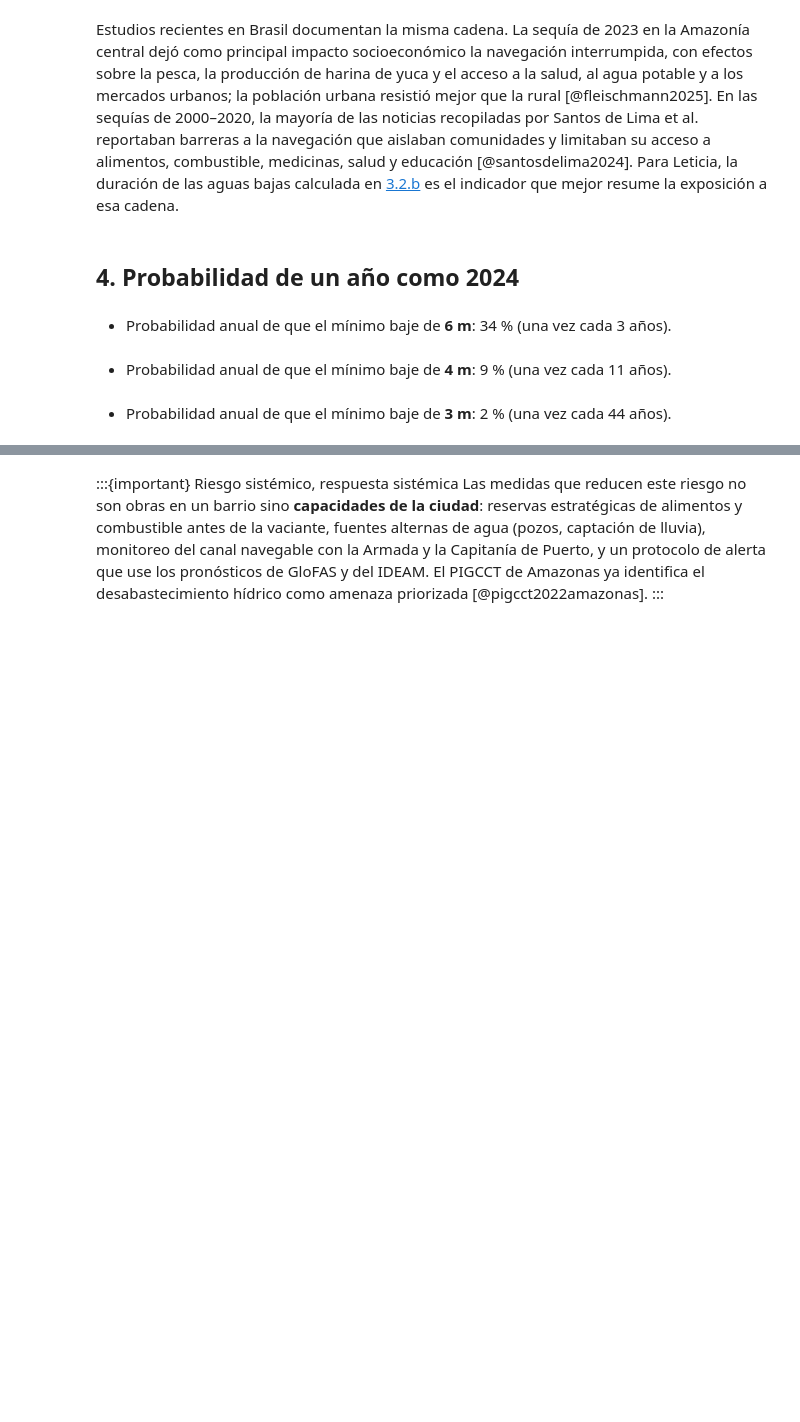
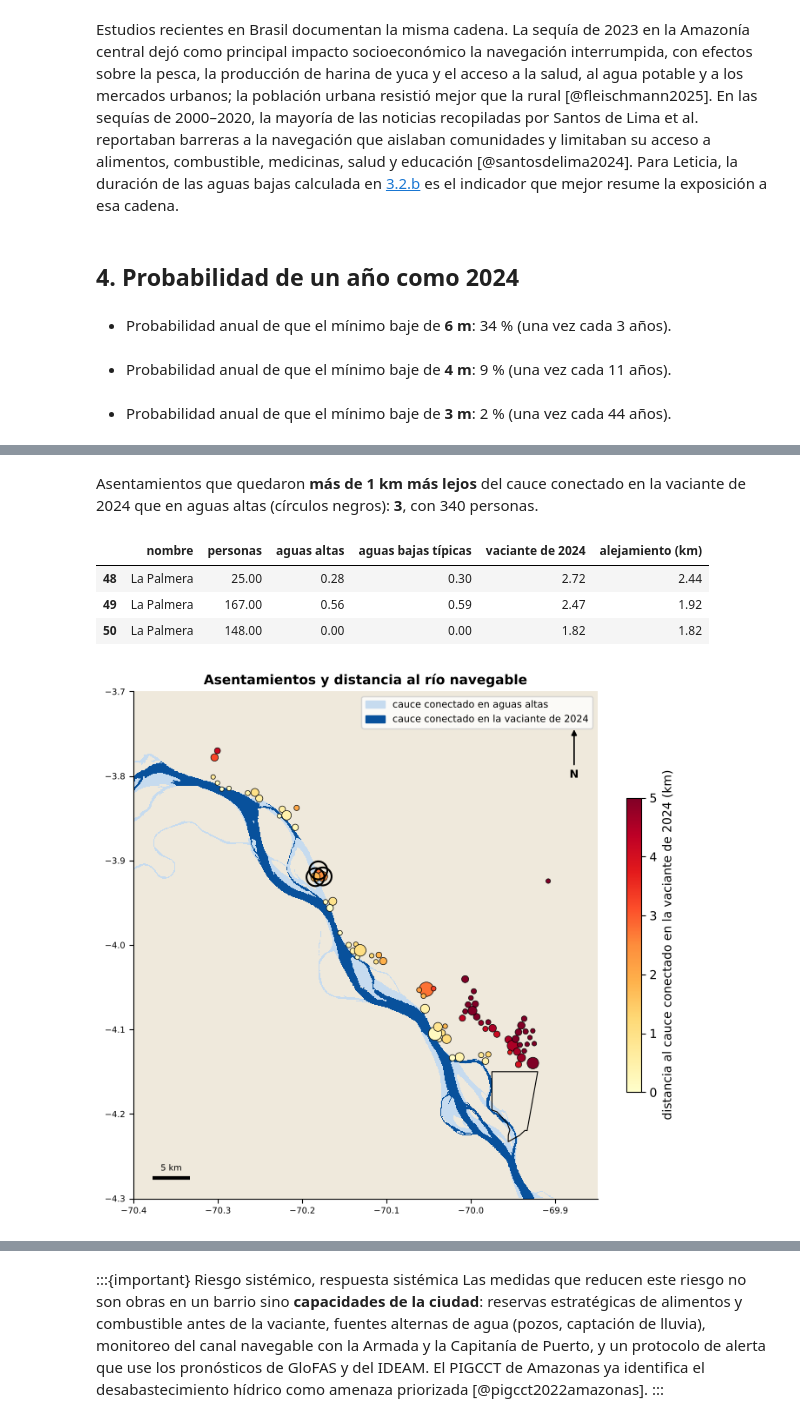
Before and after one commit to mromerot/leticia, a Jupyter notebook: book/03_analisis/32_sequia/c_riesgo.ipynb, the cells around one changed output, grey strips where cells are left out. Saved outputs shown, nothing was run; the diff lists cells and outputs as text; code cells hidden in the pictures; blank space fills up the shorter version.

```diff
--- a/book/03_analisis/32_sequia/c_riesgo.ipynb
+++ b/book/03_analisis/32_sequia/c_riesgo.ipynb
@@ -150,0 +200,35 @@ for u in (ph["umbral_estiaje_cm"], ph["umbral_estiaje_critico_cm"], 300):
+# %%
+asent["alejamiento_km"] = asent[vaciante] - asent["aguas altas"]
+alejados = asent[asent["alejamiento_km"] > 1].sort_values("alejamiento_km", ascending=False)
+nombres = intentar(fuentes.nombres_lugares, alejados, mensaje="Nominatim no respondió")
+if nombres is not None:
+    alejados = alejados.assign(nombre=nombres.replace("", "sin nombre en OpenStreetMap"))
+fig, ax = plt.subplots(figsize=(8.6, 8))
+ax.set_facecolor("#efe9dc")
+colores = {"aguas altas": "#c6dbef", vaciante: "#08519c"}
+for nombre, color in colores.items():
+    c_ = espacial.cauce_principal(mascaras[nombre])
+    ax.imshow(np.where(c_.values, 1.0, np.nan), extent=(float(c_.x.min()), float(c_.x.max()), float(c_.y.min()), float(c_.y.max())),
+              cmap=matplotlib.colors.ListedColormap([color]), zorder=1 if nombre == "aguas altas" else 2, interpolation="nearest")
+g = asent.to_crs(4326)
+sc = ax.scatter(g.geometry.x, g.geometry.y, c=asent[vaciante], cmap="YlOrRd", vmin=0, vmax=5, s=10 + asent["poblacion"] / 3,
+                edgecolor="k", lw=0.5, zorder=4)
+a_ = alejados.to_crs(4326)
+ax.scatter(a_.geometry.x, a_.geometry.y, s=220, facecolor="none", edgecolor="k", lw=1.5, zorder=5)
+aoi.area_urbana().to_crs(4326).boundary.plot(ax=ax, color="k", lw=0.8, zorder=3)
+fig.colorbar(sc, ax=ax, shrink=0.55, label=f"distancia al cauce conectado en la {vaciante} (km)")
+from matplotlib.patches import Patch
+ax.legend(handles=[Patch(color=colores["aguas altas"], label="cauce conectado en aguas altas"),
+                   Patch(color=colores[vaciante], label=f"cauce conectado en la {vaciante}")], loc="upper right", fontsize=8, frameon=True)
+viz.marco(ax, "bbox_ribera", "Asentamientos y distancia al río navegable")
+cols = [c for c in ("nombre", "poblacion", "aguas altas", "aguas bajas típicas", vaciante, "alejamiento_km") if c in alejados]
+display(Markdown(f"Asentamientos que quedaron **más de 1 km más lejos** del cauce conectado en la {vaciante} que en aguas altas "
+                 f"(círculos negros): **{len(alejados)}**, con {miles(alejados['poblacion'].sum())} personas."))
+display(alejados[cols].rename(columns={"poblacion": "personas", "alejamiento_km": "alejamiento (km)"}).round(2))
+# %% [output]
+Asentamientos que quedaron **más de 1 km más lejos** del cauce conectado en la vaciante de 2024 que en aguas altas (círculos negros): **3**, con 340 personas.
+|  | nombre | personas | aguas altas | aguas bajas típicas | vaciante de 2024 | alejamiento (km) |
+| 48 | La Palmera | 25.00 | 0.28 | 0.30 | 2.72 | 2.44 |
+| 49 | La Palmera | 167.00 | 0.56 | 0.59 | 2.47 | 1.92 |
+| 50 | La Palmera | 148.00 | 0.00 | 0.00 | 1.82 | 1.82 |
+[figure, added]
```
Also changed, not shown: parts of 6 cells of this notebook, 35 other files.
